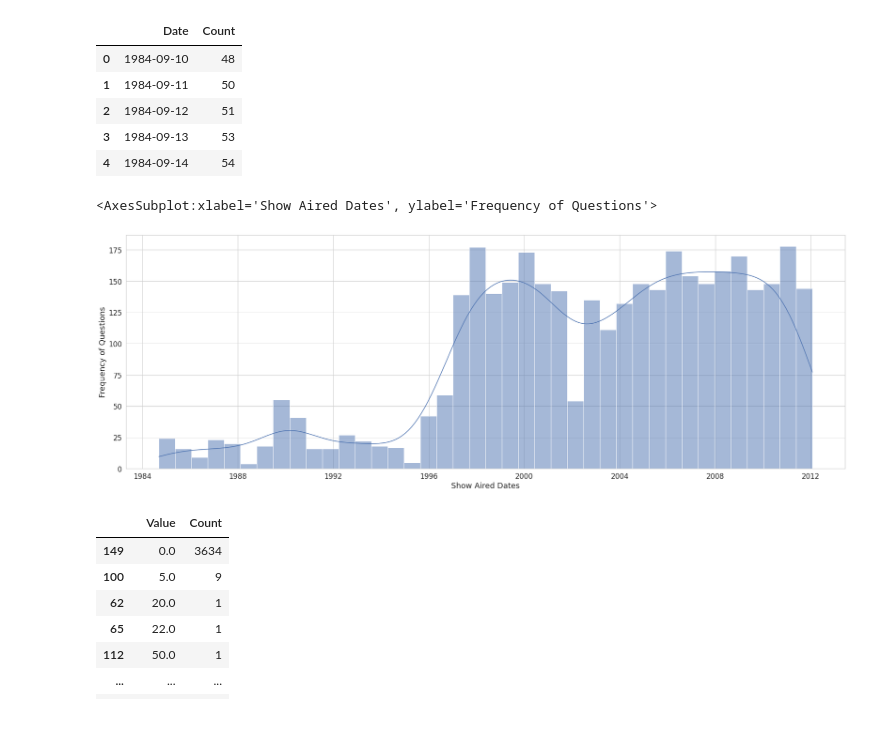
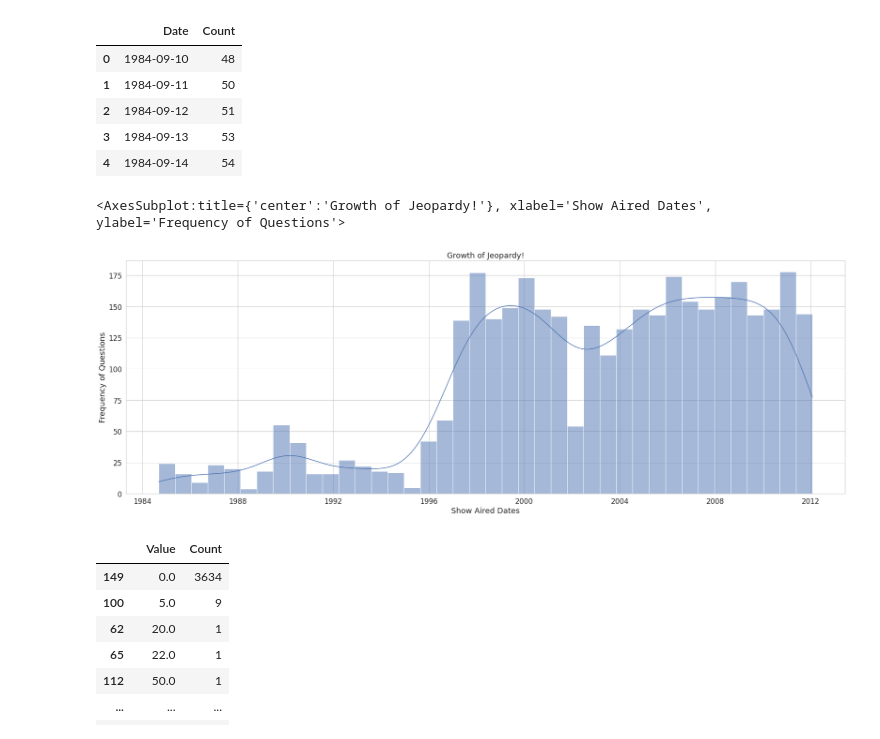
Before and after one commit to Ujwal-B/jeopardy-eda, a Jupyter notebook: eda.ipynb, the cells around one changed output. Drawn from its saved outputs; the diff is of its cells as text; code cells hidden in the pictures.

Commit message:
Added titles to graphs

```diff
--- a/eda.ipynb
+++ b/eda.ipynb
@@ -355,12 +355,13 @@ ndf.head()
 # %%
 plt.figure(figsize=(30,10))
 sns.set_style('whitegrid')
+plt.title("Growth of Jeopardy!")
 plt.xlabel("Show Aired Dates")
 plt.ylabel("Frequency of Questions")
 sns.histplot(ndf["Date"], bins=40, kde=True, element="bars")
 # %% [output]
-<AxesSubplot:xlabel='Show Aired Dates', ylabel='Frequency of Questions'>
+<AxesSubplot:title={'center':'Growth of Jeopardy!'}, xlabel='Show Aired Dates', ylabel='Frequency of Questions'>
-[figure, old version]
+[figure, new version]
 # %%
 ndf2 = df.groupby(["Value"]).size()
 # print(ndf2)
```
Also changed, not shown: parts of 1 cell of this notebook.
